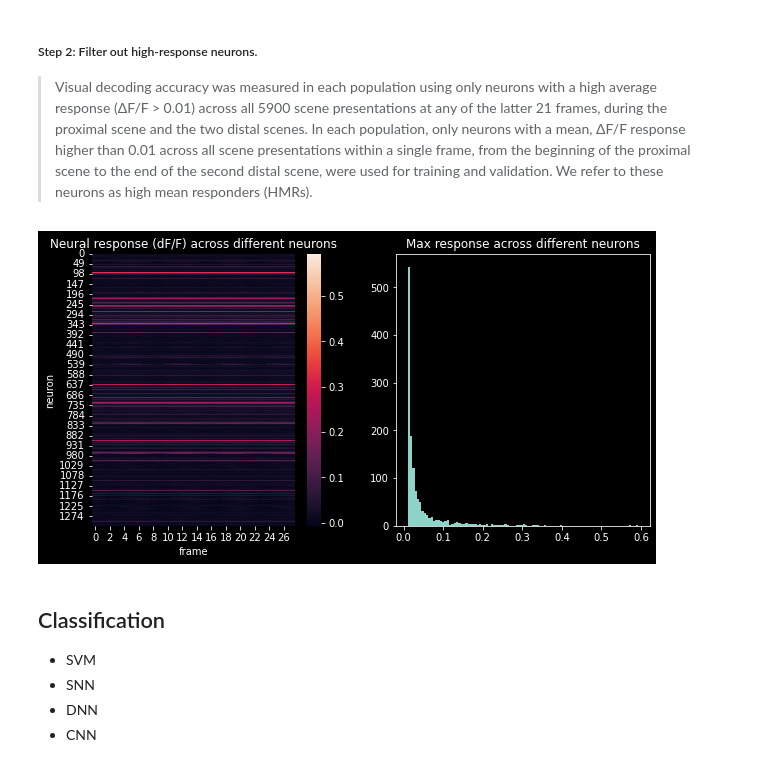
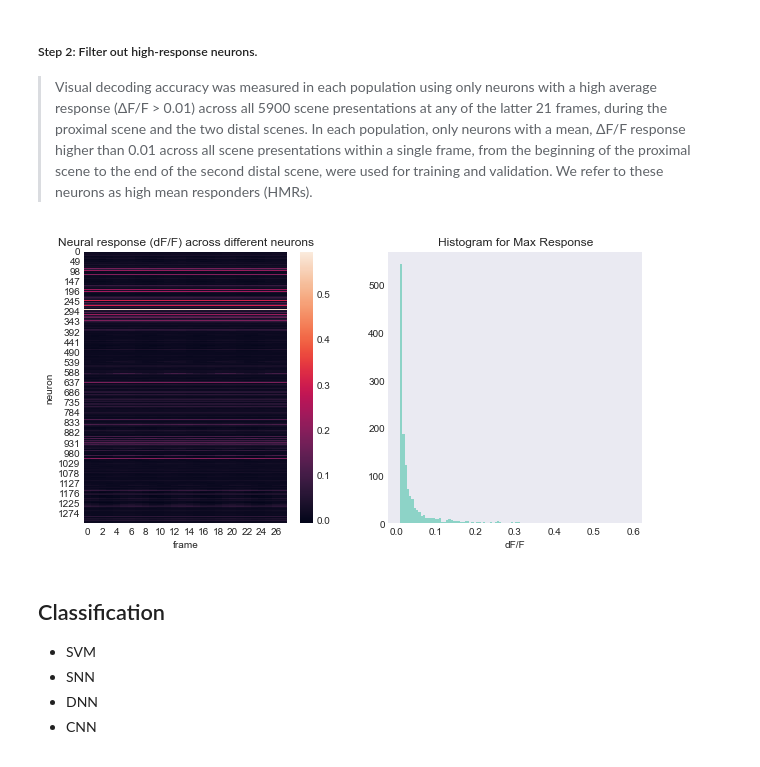
Before and after one commit to bjmiao/neural-decoding, a Jupyter notebook: abo_reproduce.ipynb, the cells around one changed output. Saved outputs shown, nothing was run; the diff lists cells and outputs as text; code cells hidden in the pictures.

```diff
--- a/abo_reproduce.ipynb
+++ b/abo_reproduce.ipynb
@@ -234,25 +237,30 @@ for region in regions:
     filename = f"dff_trace_high_response_{region}.pkl"
     with open(filename, "wb") as f:
         pickle.dump(all_high_response_data[region], f, protocol = 4) # protocol to deal with `cannot serialize a bytes object larger than 4 GiB` issue
+# %%
+import matplotlib.pyplot as plt
+import matplotlib
+matplotlib.style.use("seaborn-dark")
 # %%
 # Overview of the data within one region
 regions = ['VISrl']
 for region in regions:
     filename = f"dff_trace_high_response_{region}.pkl"
     with open(filename, "rb") as f:
         high_response_data = pickle.load(f) # protocol to deal with `cannot serialize a bytes object larger than 4 GiB` issue
     mean_data = high_response_data.mean(axis=0)
     max_response = mean_data[:, 7:].max(axis=1)
     f, (ax1, ax2) = plt.subplots(1,2,figsize=(10,5))
 
     p = sns.heatmap(mean_data, ax=ax1)
     p.set(title="Neural response (dF/F) across different neurons")
     p.set(xlabel = "frame")
     p.set(ylabel = "neuron")
     ax2.hist(max_response, bins=100)
-    ax2.set_title("Max response across different neurons")
+    ax2.set_title("Histogram for Max Response")
+    ax2.set_xlabel("dF/F")
 # %% [output]
-[figure, old version]
+[figure, new version]
 # %% [markdown]
 ## Classification
 - SVM
```
Also changed, not shown: parts of 17 cells of this notebook, 7 other files.
